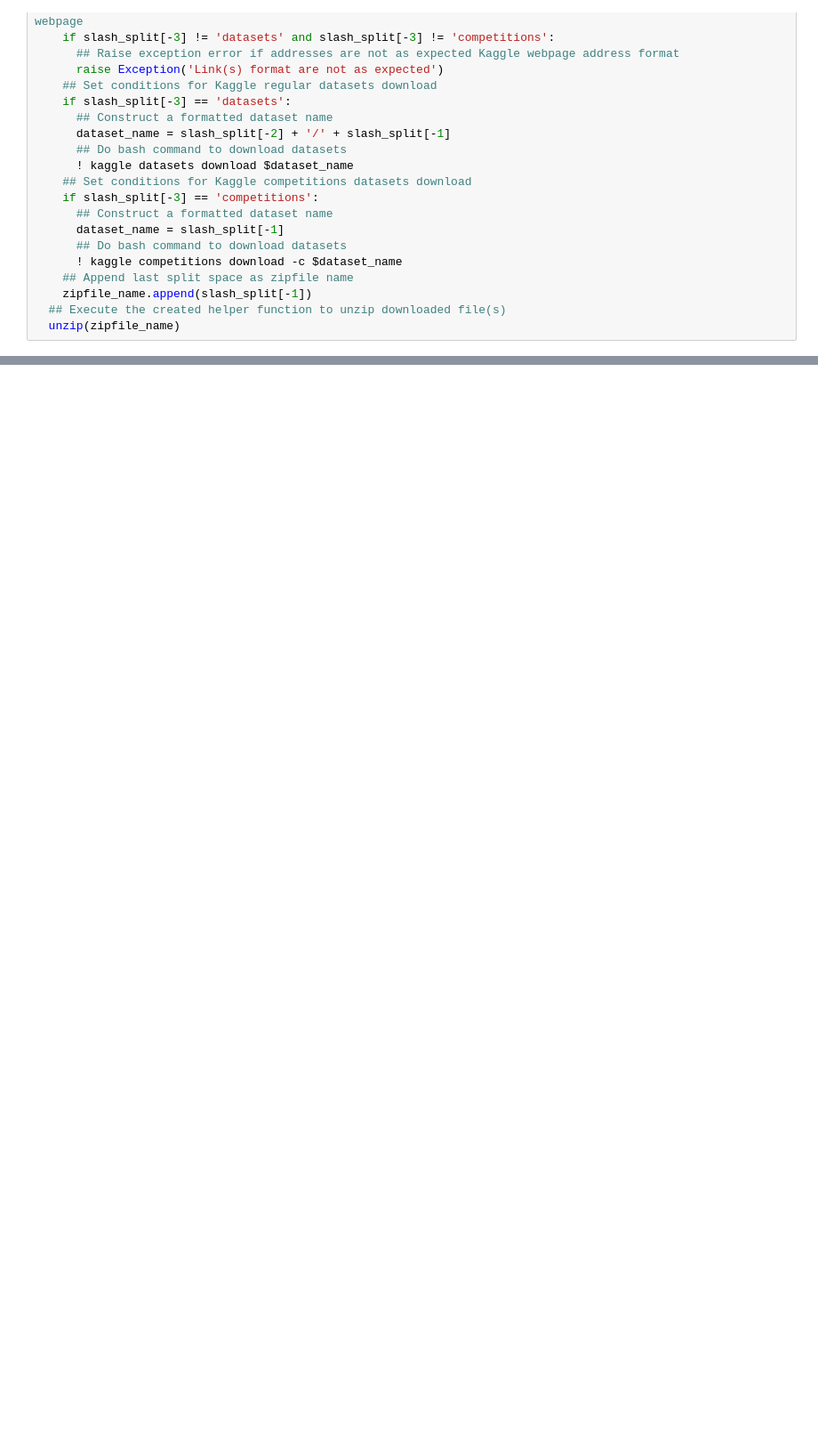
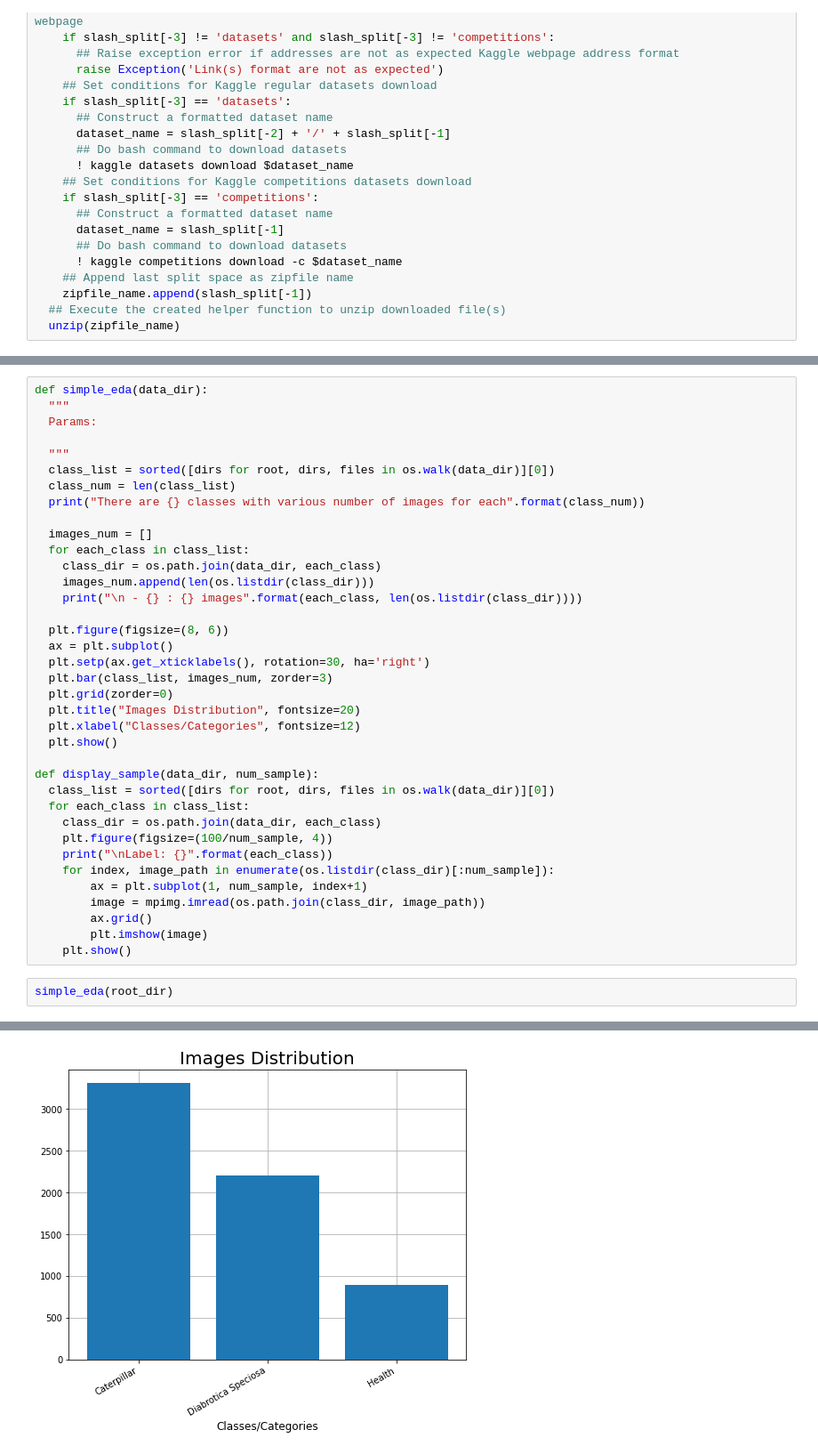
Before and after one commit to farmer-nusantara/farmer-nusantara-machine-learning, a Jupyter notebook: Soy_Bean_Model.ipynb, the cells around one changed output, grey strips where cells are left out. Shown at 89% size. Saved outputs shown, nothing was run; the diff lists cells and outputs as text; blank space fills up the shorter version.

Commit message:
Add EDA & data generator in Soy Bean_Model.ipynb

```diff
--- a/Soy_Bean_Model.ipynb
+++ b/Soy_Bean_Model.ipynb
@@ -105,0 +162,40 @@ Downloading bean-leaf-dataset.zip to /content
+# %%
+def simple_eda(data_dir):
+  """
+  Params:
+
+  """
+  class_list = sorted([dirs for root, dirs, files in os.walk(data_dir)][0])
+  class_num = len(class_list)
+  print("There are {} classes with various number of images for each".format(class_num))
+
+  images_num = []
+  for each_class in class_list:
+    class_dir = os.path.join(data_dir, each_class)
+    images_num.append(len(os.listdir(class_dir)))
+    print("\n - {} : {} images".format(each_class, len(os.listdir(class_dir))))
+
+  plt.figure(figsize=(8, 6))
+  ax = plt.subplot()
+  plt.setp(ax.get_xticklabels(), rotation=30, ha='right')
+  plt.bar(class_list, images_num, zorder=3)
+  plt.grid(zorder=0)
+  plt.title("Images Distribution", fontsize=20)
+  plt.xlabel("Classes/Categories", fontsize=12)
+  plt.show()
+
+def display_sample(data_dir, num_sample):
+  class_list = sorted([dirs for root, dirs, files in os.walk(data_dir)][0])
+  for each_class in class_list:
+    class_dir = os.path.join(data_dir, each_class)
+    plt.figure(figsize=(100/num_sample, 4))
+    print("\nLabel: {}".format(each_class))
+    for index, image_path in enumerate(os.listdir(class_dir)[:num_sample]):
+        ax = plt.subplot(1, num_sample, index+1)
+        image = mpimg.imread(os.path.join(class_dir, image_path))
+        ax.grid()
+        plt.imshow(image)
+    plt.show()
+# %%
+simple_eda(root_dir)
+# %% [output]
@@ -105,0 +209 @@ Downloading bean-leaf-dataset.zip to /content
+[figure, added]
```
Also changed, not shown: parts of 21 cells of this notebook.
